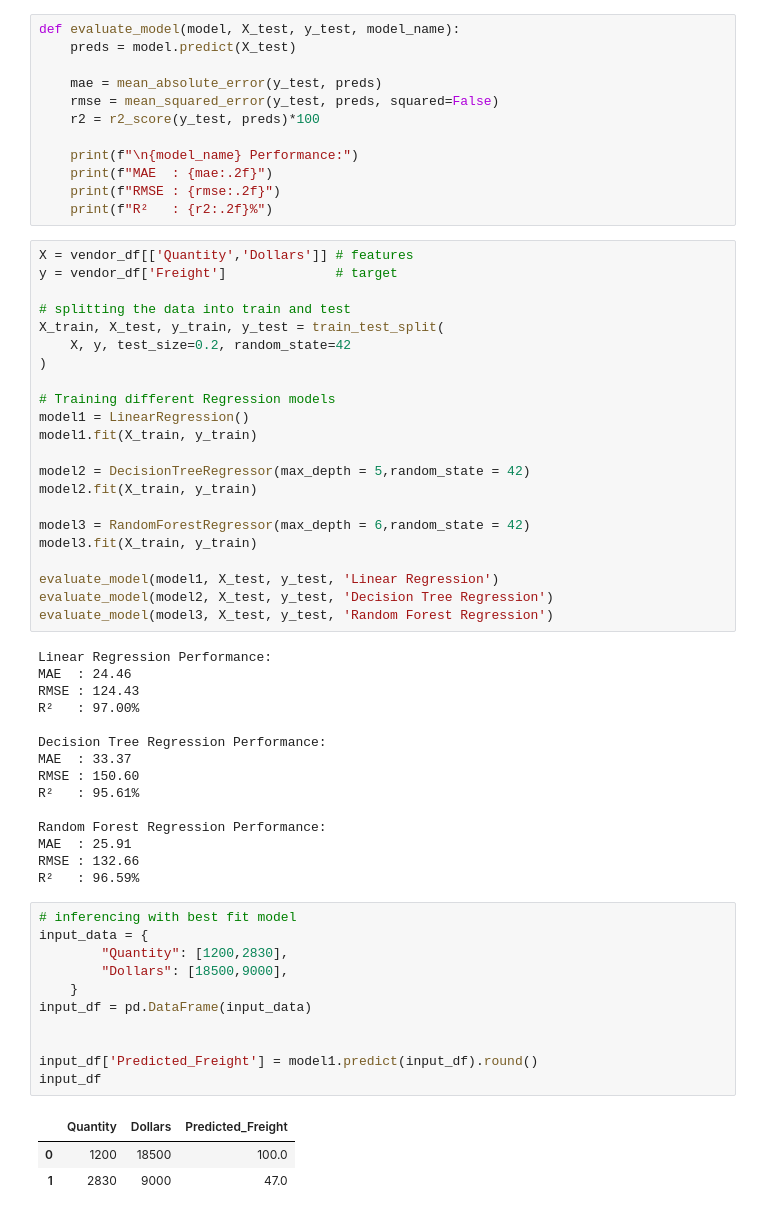
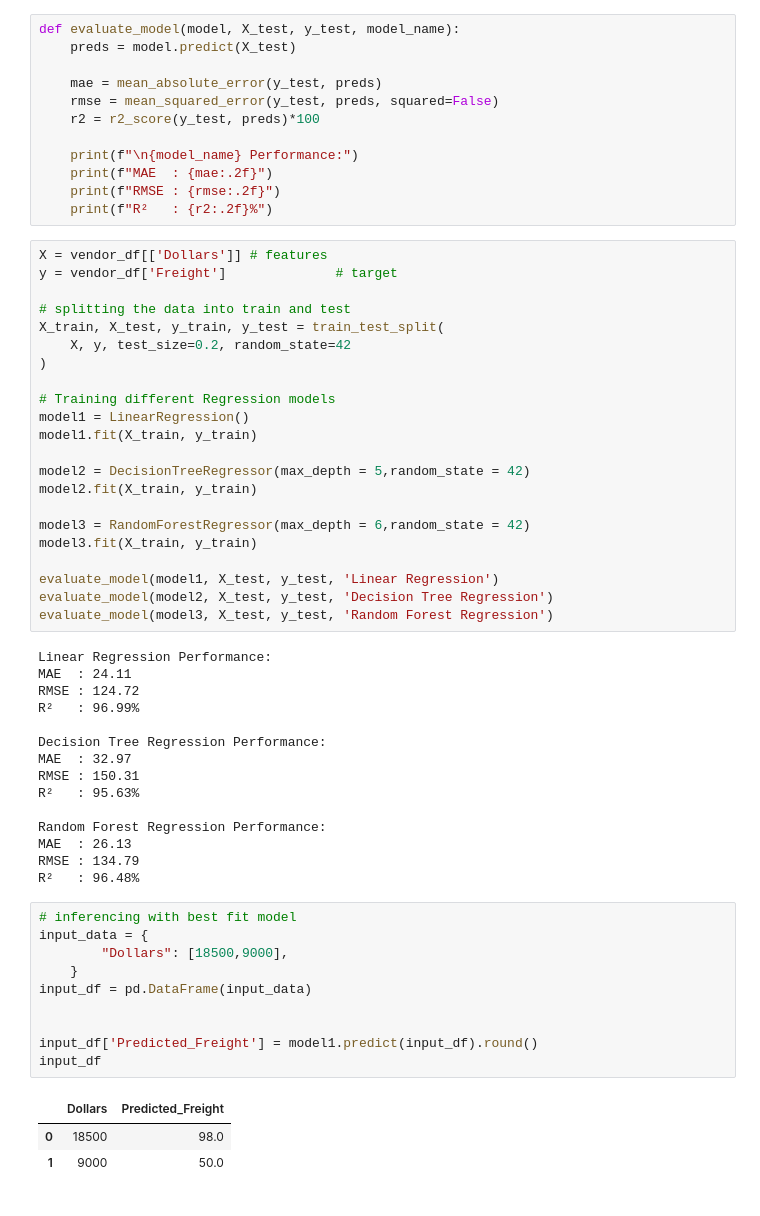
Before and after one commit to DattaramMuknak/INVOICE-INTELLIGENCE-SYSTEM, a Jupyter notebook: notebooks/Predicting Freight Cost.ipynb, the cells around one changed output. Saved outputs shown, nothing was run; the diff lists cells and outputs as text.

```diff
--- a/notebooks/Predicting Freight Cost.ipynb
+++ b/notebooks/Predicting Freight Cost.ipynb
@@ -128,7 +128,7 @@ def evaluate_model(model, X_test, y_test, model_name):
     print(f"RMSE : {rmse:.2f}")
     print(f"R²   : {r2:.2f}%")
 # %%
-X = vendor_df[['Quantity','Dollars']] # features
+X = vendor_df[['Dollars']] # features
 y = vendor_df['Freight']              # target
 
 # splitting the data into train and test
@@ -151,31 +151,30 @@ evaluate_model(model2, X_test, y_test, 'Decision Tree Regression')
 evaluate_model(model3, X_test, y_test, 'Random Forest Regression')
 # %% [output]
 Linear Regression Performance:
-MAE  : 24.46
-RMSE : 124.43
-R²   : 97.00%
+MAE  : 24.11
+RMSE : 124.72
+R²   : 96.99%
 
 Decision Tree Regression Performance:
-MAE  : 33.37
-RMSE : 150.60
-R²   : 95.61%
+MAE  : 32.97
+RMSE : 150.31
+R²   : 95.63%
 
 Random Forest Regression Performance:
-MAE  : 25.91
-RMSE : 132.66
-R²   : 96.59%
+MAE  : 26.13
+RMSE : 134.79
+R²   : 96.48%
 # %%
 # inferencing with best fit model
 input_data = {
-        "Quantity": [1200,2830],
         "Dollars": [18500,9000],
     }
 input_df = pd.DataFrame(input_data)
 
 
 input_df['Predicted_Freight'] = model1.predict(input_df).round()
 input_df
 # %% [output]
-|  | Quantity | Dollars | Predicted_Freight |
-| 0 | 1200 | 18500 | 100.0 |
-| 1 | 2830 | 9000 | 47.0 |
+|  | Dollars | Predicted_Freight |
+| 0 | 18500 | 98.0 |
+| 1 | 9000 | 50.0 |
```
Also changed, not shown: 7 other files.
